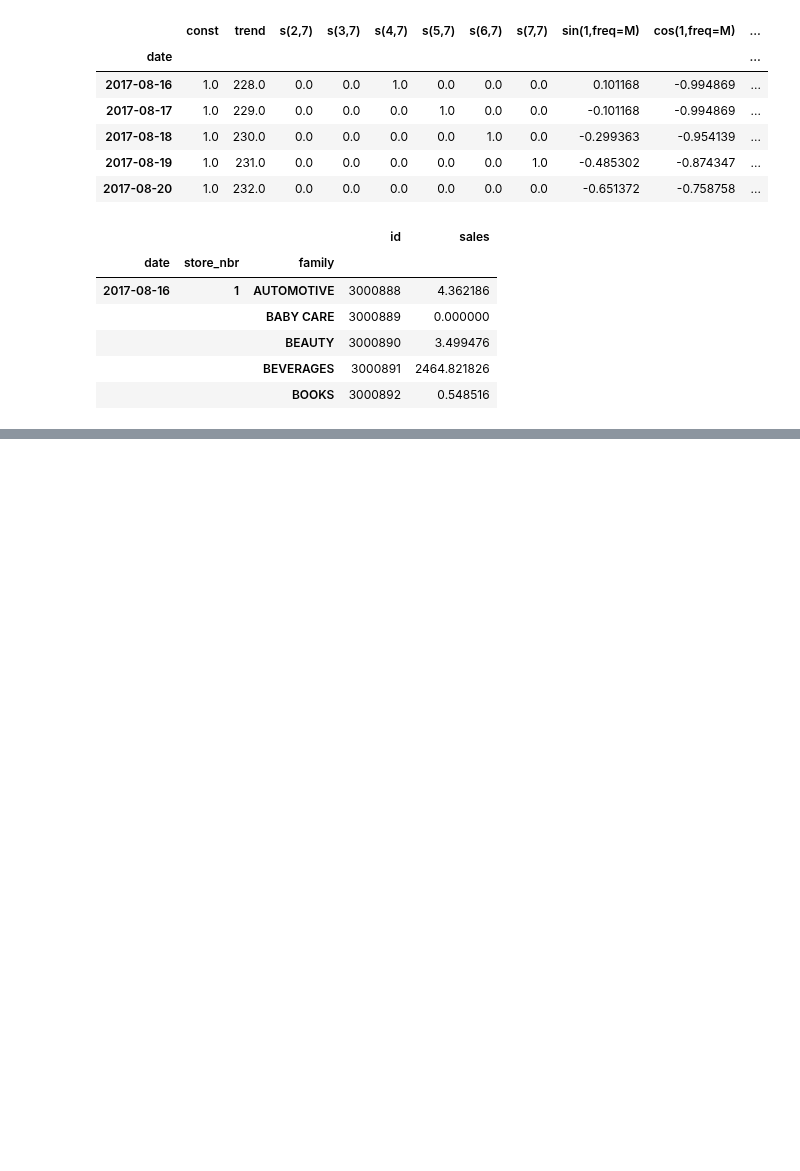
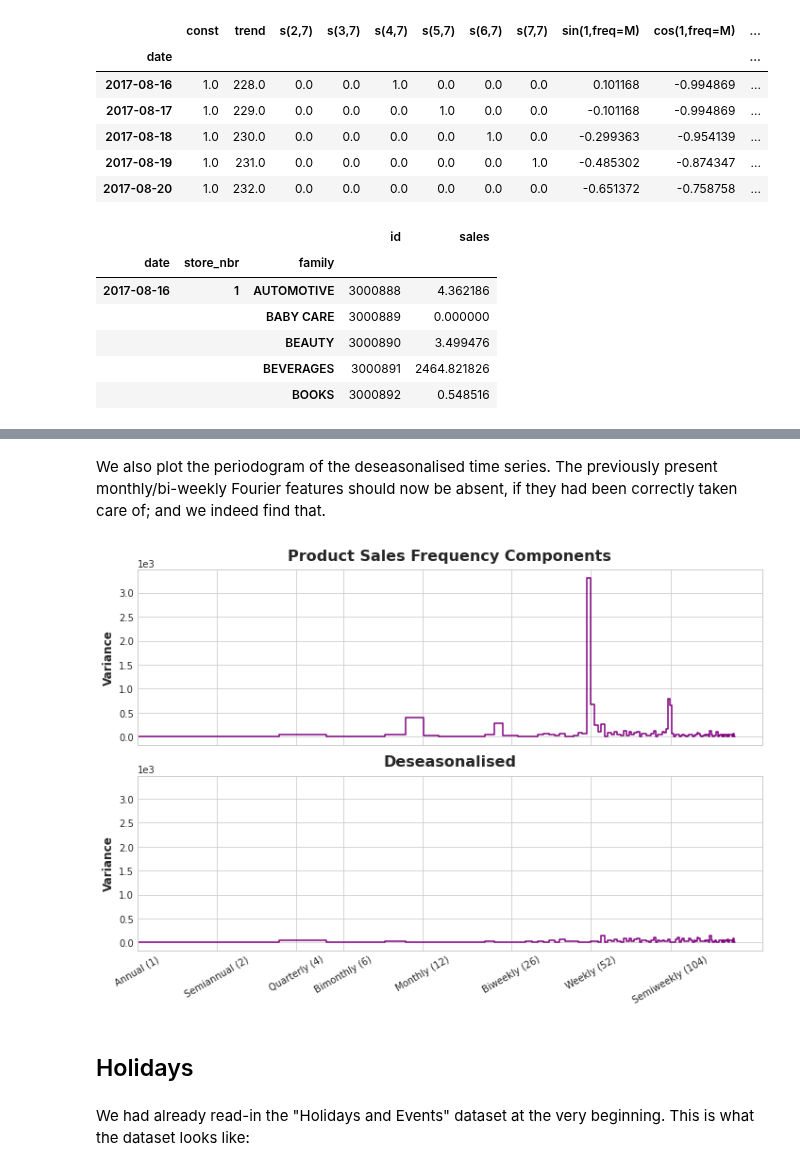
Before and after one commit to abhirup-ghosh/kaggle, a Jupyter notebook: store-sales-time-series-forecasting.ipynb, the cells around one changed output, grey strips where cells are left out. Saved outputs shown, nothing was run; the diff lists cells and outputs as text; code cells hidden in the pictures; blank space fills up the shorter version.

```diff
--- a/store-sales-time-series-forecasting.ipynb
+++ b/store-sales-time-series-forecasting.ipynb
@@ -676,0 +700,14 @@ y_submit.head()
+# %% [markdown]
+We also plot the periodogram of the deseasonalised time series. The previously present monthly/bi-weekly Fourier features should now be absent, if they had been correctly taken care of; and we indeed find that.
+# %%
+fig, (ax1, ax2) = plt.subplots(2, 1, sharex=True, sharey=True, figsize=(10, 7))
+ax1 = plot_periodogram(y_train_avg, ax=ax1)
+ax1.set_title("Product Sales Frequency Components")
+ax2 = plot_periodogram(y_deseason_avg, ax=ax2);
+ax2.set_title("Deseasonalised");
+# %% [output]
+[figure, added]
+# %% [markdown]
+## Holidays
+# %% [markdown]
+We had already read-in the "Holidays and Events" dataset at the very beginning. This is what the dataset looks like:
```
Also changed, not shown: parts of 23 cells of this notebook.
